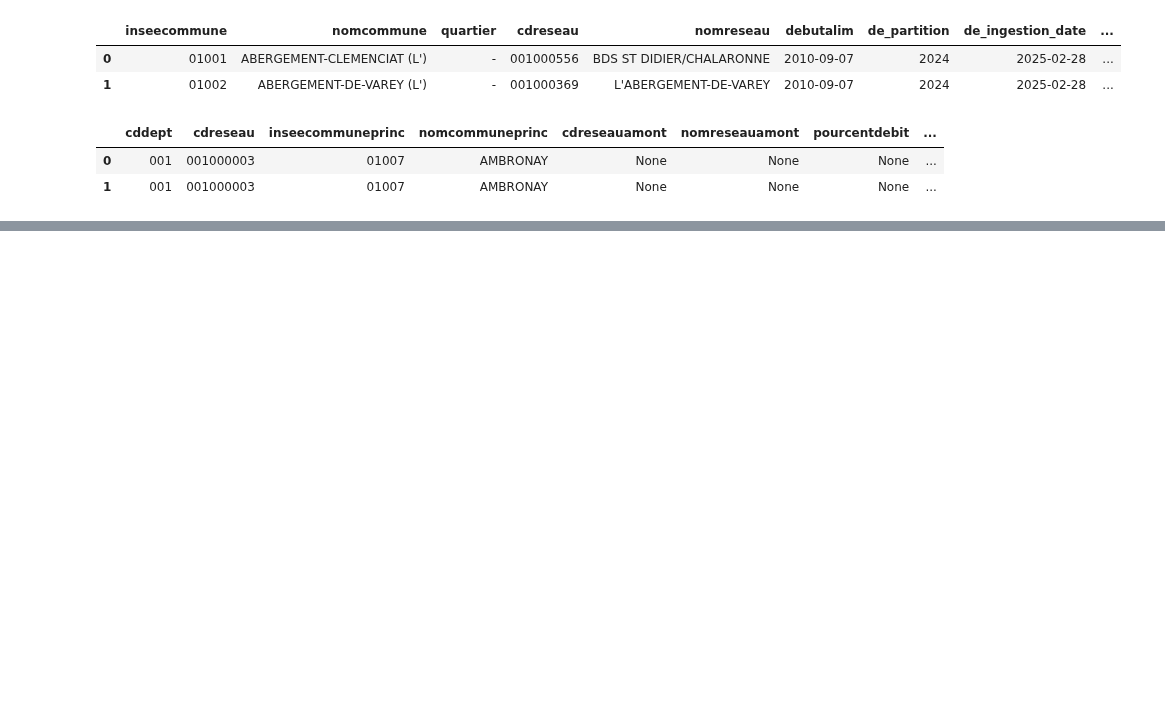
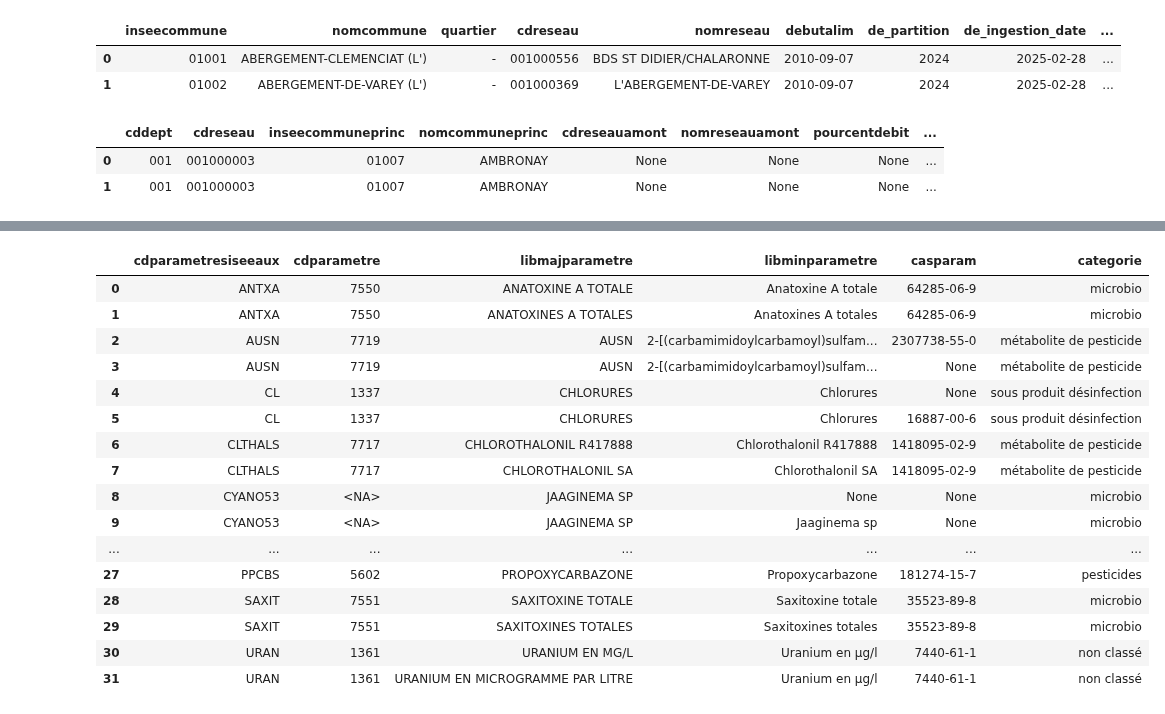
Before and after one commit to dataforgoodfr/13_pollution_eau, a Jupyter notebook: #Tâche 133_explo_design.ipynb, the cells around one changed output, grey strips where cells are left out. Saved outputs shown, nothing was run; the diff lists cells and outputs as text; code cells hidden in the pictures; blank space fills up the shorter version.

```diff
--- a/#Tâche 133_explo_design.ipynb
+++ b/#Tâche 133_explo_design.ipynb
@@ -119,0 +90,43 @@ param_unique_08300288944
+# %%
+#view table mapping_categories verification des  cdparametresiseeaux non unique
+query_map_unique = """
+WITH duplicate_count AS (
+SELECT cdparametre, cdparametresiseeaux, categorie, COUNT( cdparametresiseeaux) AS count_param
+FROM mapping_categories
+GROUP BY cdparametresiseeaux, cdparametre, categorie )
+,
+param_sup2 AS (SELECT * FROM duplicate_count
+WHERE count_param > 1
+ORDER BY cdparametresiseeaux)
+
+SELECT *
+FROM mapping_categories
+WHERE cdparametresiseeaux IN (SELECT cdparametresiseeaux
+                                FROM param_sup2)
+ORDER BY cdparametresiseeaux
+
+"""
+
+table_check_dupliate_show = con.sql(query_map_unique).df()
+table_check_dupliate_show
+
+# cdparametre contient 61 lignes vides
+# cdparametresiseeaux contient 1 ligne vide
+# %% [output]
+|  | cdparametresiseeaux | cdparametre | libmajparametre | libminparametre | casparam | categorie |
+| 0 | ANTXA | 7550 | ANATOXINE A TOTALE | Anatoxine A totale | 64285-06-9 | microbio |
+| 1 | ANTXA | 7550 | ANATOXINES A TOTALES | Anatoxines A totales | 64285-06-9 | microbio |
+| 2 | AUSN | 7719 | AUSN | 2-[(carbamimidoylcarbamoyl)sulfam... | 2307738-55-0 | métabolite de pesticide |
+| 3 | AUSN | 7719 | AUSN | 2-[(carbamimidoylcarbamoyl)sulfam... | None | métabolite de pesticide |
+| 4 | CL | 1337 | CHLORURES | Chlorures | None | sous produit désinfection |
+| 5 | CL | 1337 | CHLORURES | Chlorures | 16887-00-6 | sous produit désinfection |
+| 6 | CLTHALS | 7717 | CHLOROTHALONIL R417888 | Chlorothalonil R417888 | 1418095-02-9 | métabolite de pesticide |
+| 7 | CLTHALS | 7717 | CHLOROTHALONIL SA | Chlorothalonil SA | 1418095-02-9 | métabolite de pesticide |
+| 8 | CYANO53 | <NA> | JAAGINEMA SP | None | None | microbio |
+| 9 | CYANO53 | <NA> | JAAGINEMA SP | Jaaginema sp | None | microbio |
+| ... | ... | ... | ... | ... | ... | ... |
+| 27 | PPCBS | 5602 | PROPOXYCARBAZONE | Propoxycarbazone | 181274-15-7 | pesticides |
+| 28 | SAXIT | 7551 | SAXITOXINE TOTALE | Saxitoxine totale | 35523-89-8 | microbio |
+| 29 | SAXIT | 7551 | SAXITOXINES TOTALES | Saxitoxines totales | 35523-89-8 | microbio |
+| 30 | URAN | 1361 | URANIUM EN ΜG/L | Uranium en µg/l | 7440-61-1 | non classé |
+| 31 | URAN | 1361 | URANIUM EN MICROGRAMME PAR LITRE | Uranium en µg/l | 7440-61-1 | non classé |
```
Also changed, not shown: parts of 16 cells of this notebook.
